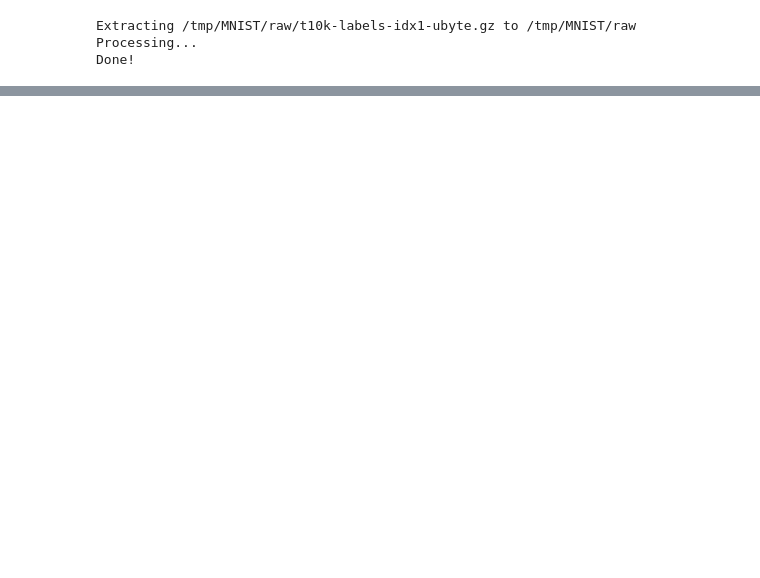
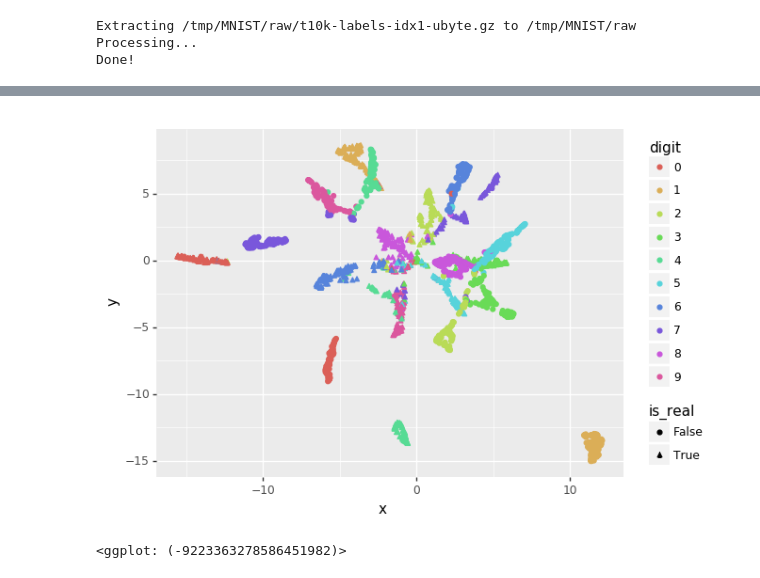
Before and after one commit to dganguli/tlon, a Jupyter notebook: test_classification_performance.ipynb, the cells around one changed output, grey strips where cells are left out. Drawn from its saved outputs; the diff is of its cells as text; code cells hidden in the pictures; blank space fills up the shorter version.

```diff
--- a/test_classification_performance.ipynb
+++ b/test_classification_performance.ipynb
@@ -88,0 +171,17 @@ tensor(98.1400, device='cuda:0')
+# %%
+e_real = get_embedding(cnn_synt, test_loader_real)
+e_synt = get_embedding(cnn_synt, test_loader_synt)
+
+e_real['is_real'] = True
+e_synt['is_real'] = False
+e = pd.concat([e_real, e_synt])
+
+from plotnine import *
+
+(ggplot(e) +
+ aes(x='x', y='y', color='digit', shape='is_real') +
+ geom_point()
+)
+# %% [output]
+[figure, added]
+<ggplot: (-9223363278586451982)>
```
Also changed, not shown: parts of 8 cells of this notebook.
